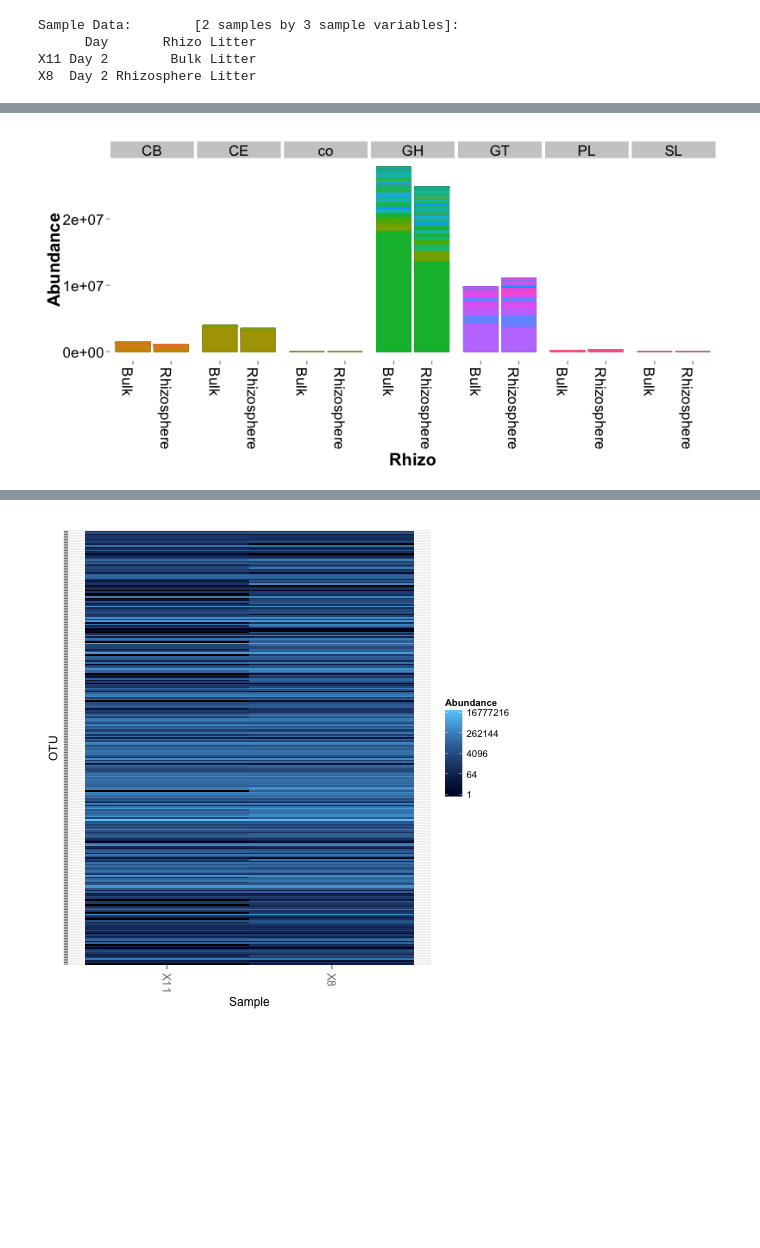
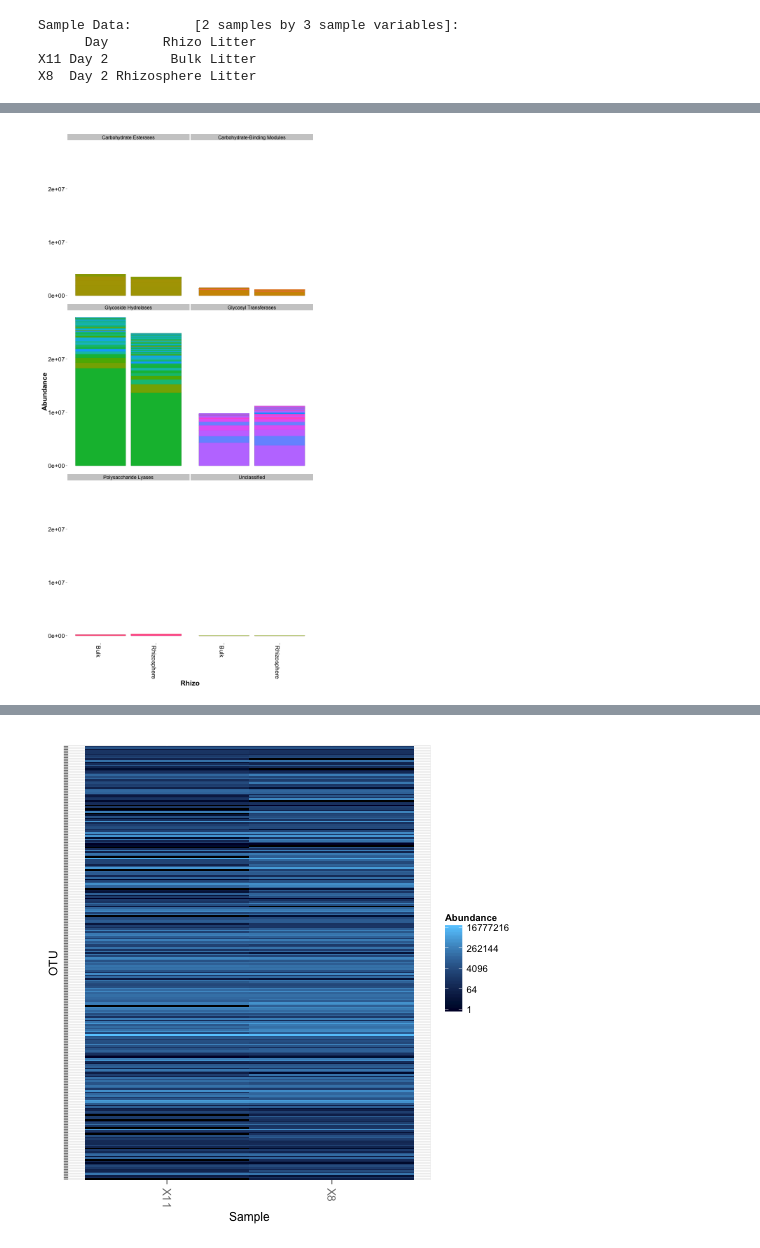
Before and after one commit to TheaWhitman/Litter-decomp, a Jupyter notebook: CAZy-Blast/CAZy-Blast.ipynb, the cells around one changed output, grey strips where cells are left out. Cells and saved outputs as stored; diff of their text form; code cells hidden in the pictures; blank space fills up the shorter version.

Commit message:
Updating figures for DOE poster

```diff
--- a/CAZy-Blast/CAZy-Blast.ipynb
+++ b/CAZy-Blast/CAZy-Blast.ipynb
@@ -151,13 +175,15 @@ physeq <- phyloseq(CAZy, IDs, sampledata, random_tree)
 # %%
-%%R -w 800 -h 400
+%%R -w 800 -h 1600
 p = plot_bar(physeq, x="Rhizo", facet_grid=~Class, fill="ID")
 p = p + geom_bar(aes(color=ID, fill=ID), stat="identity", position="stack")
 p = p + theme(legend.position="none")
+p = p + facet_wrap(~Class,ncol=2)
 p <- p + theme(panel.background=element_blank())
 p <- p + theme(panel.grid=element_blank(), axis.text=element_text(size=17, color="black"), axis.title=element_text(size=20,face="bold"))
 p <- p + theme(legend.text=element_text(size=17, color="black"), legend.title=element_text(size=20,face="bold"))
-p <- p + theme(strip.text=element_text(size=17, color="black"))
+p <- p + theme(strip.text=element_text(size=14, color="black"))
+# Again, should be normalized
+ggsave(filename = "CAZyBlast1.pdf", plot = p, width=8, height = 16)
 p
-# Again, should be normalized
 # %% [output]
-[figure, old version]
+[figure, new version]
```
Also changed, not shown: parts of 5 cells of this notebook, 4 other files.
